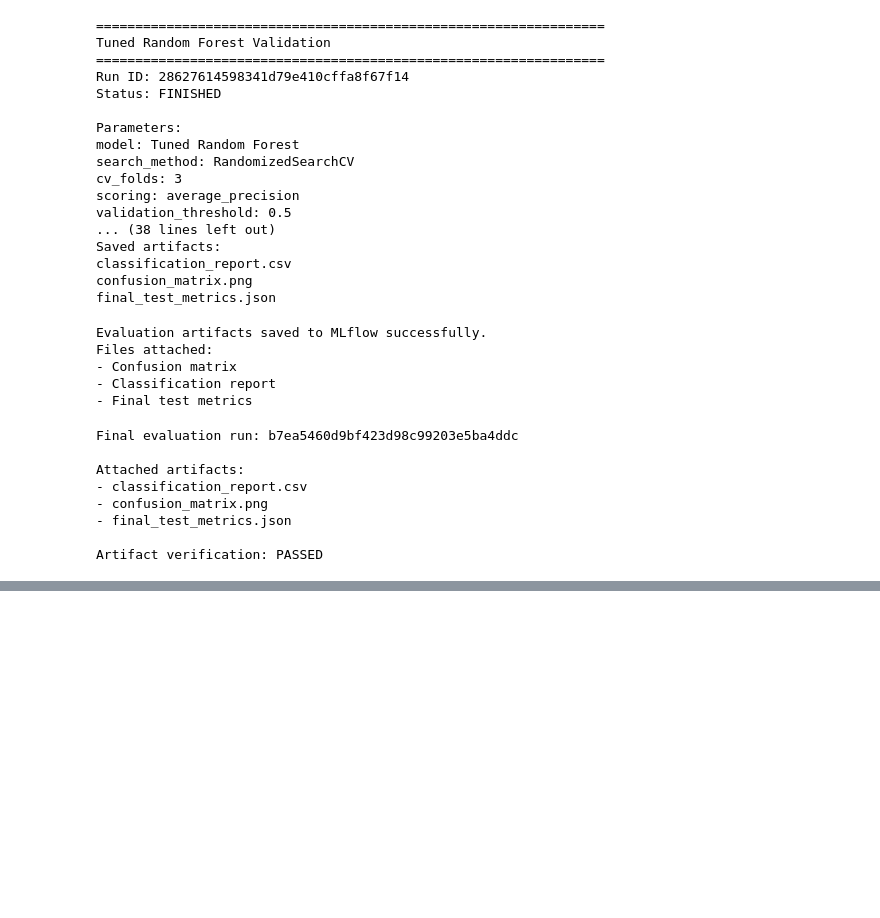
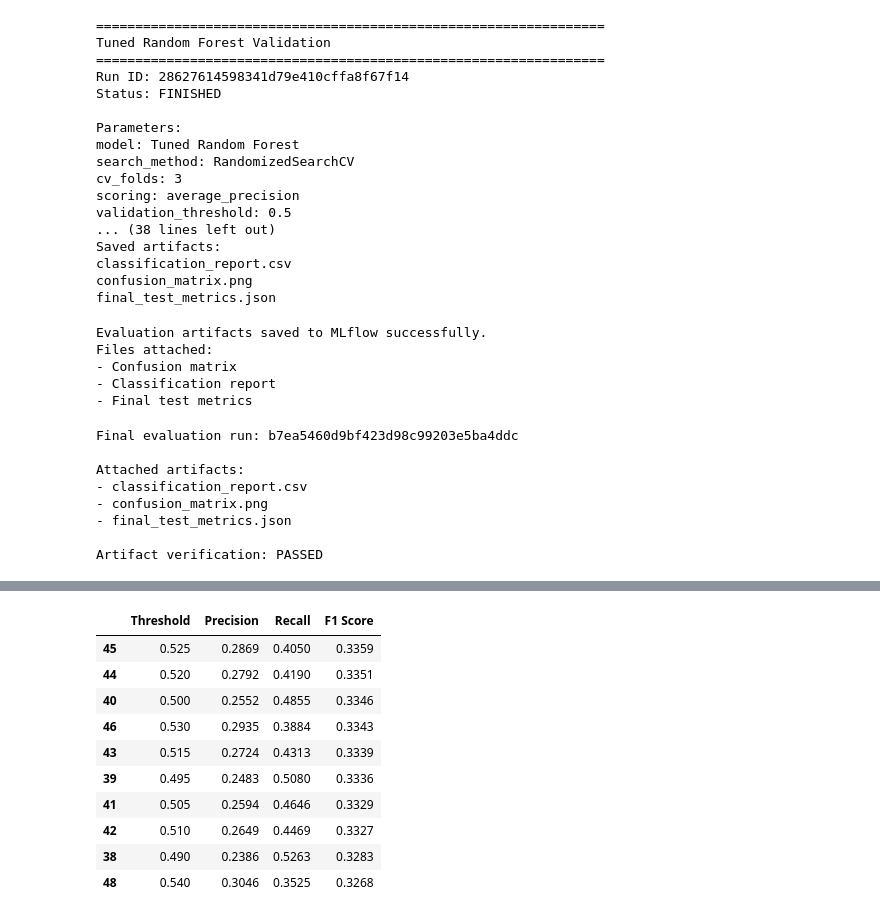
Before and after one commit to Opeheh1/olist-customer-segmentation, a Jupyter notebook: notebooks/model_development.ipynb, the cells around one changed output, grey strips where cells are left out. Cells and saved outputs as stored; diff of their text form; code cells hidden in the pictures; blank space fills up the shorter version.

```diff
--- a/notebooks/model_development.ipynb
+++ b/notebooks/model_development.ipynb
@@ -3774,0 +6206,72 @@ Artifact verification: PASSED
+# %%
+# Find the classification threshold that produces the highest
+# F1 score for the enhanced Random Forest on validation data.
+
+import numpy as np
+from sklearn.metrics import precision_score, recall_score, f1_score
+
+# Define a range of possible classification thresholds.
+thresholds = np.arange(0.30, 0.701, 0.005)
+
+# Store the evaluation results for each threshold.
+threshold_results = []
+
+# Evaluate the model at every candidate threshold.
+for threshold in thresholds:
+
+    # Convert predicted probabilities into binary predictions.
+    predictions = (
+        enhanced_validation_probabilities >= threshold
+    ).astype(int)
+
+    # Calculate precision, recall and F1 score.
+    precision = precision_score(
+        y_validation_enhanced,
+        predictions,
+        zero_division=0
+    )
+
+    recall = recall_score(
+        y_validation_enhanced,
+        predictions,
+        zero_division=0
+    )
+
+    f1 = f1_score(
+        y_validation_enhanced,
+        predictions,
+        zero_division=0
+    )
+
+    # Save the results for this threshold.
+    threshold_results.append({
+        "Threshold": threshold,
+        "Precision": precision,
+        "Recall": recall,
+        "F1 Score": f1
+    })
+
+# Convert the results into a DataFrame.
+enhanced_threshold_results = pd.DataFrame(threshold_results)
+
+# Identify the threshold with the highest validation F1 score.
+best_enhanced_threshold_row = enhanced_threshold_results.loc[
+    enhanced_threshold_results["F1 Score"].idxmax()
+]
+
+# Save the selected threshold.
+best_enhanced_threshold = best_enhanced_threshold_row["Threshold"]
+
+# Display the best threshold and its performance.
+print("BEST ENHANCED RANDOM FOREST THRESHOLD")
+print(best_enhanced_threshold_row.to_string())
+
+# Display the ten best threshold combinations.
+print("\nTOP 10 THRESHOLDS BY F1 SCORE:")
+display(
+    enhanced_threshold_results
+    .sort_values("F1 Score", ascending=False)
+    .head(10)
+    .round(4)
+)
+# %% [output]
@@ -3774,0 +6285,11 @@ Artifact verification: PASSED
+|  | Threshold | Precision | Recall | F1 Score |
+| 45 | 0.525 | 0.2869 | 0.4050 | 0.3359 |
+| 44 | 0.520 | 0.2792 | 0.4190 | 0.3351 |
+| 40 | 0.500 | 0.2552 | 0.4855 | 0.3346 |
+| 46 | 0.530 | 0.2935 | 0.3884 | 0.3343 |
+| 43 | 0.515 | 0.2724 | 0.4313 | 0.3339 |
+| 39 | 0.495 | 0.2483 | 0.5080 | 0.3336 |
+| 41 | 0.505 | 0.2594 | 0.4646 | 0.3329 |
+| 42 | 0.510 | 0.2649 | 0.4469 | 0.3327 |
+| 38 | 0.490 | 0.2386 | 0.5263 | 0.3283 |
+| 48 | 0.540 | 0.3046 | 0.3525 | 0.3268 |
```
Also changed, not shown: parts of 59 cells of this notebook.
